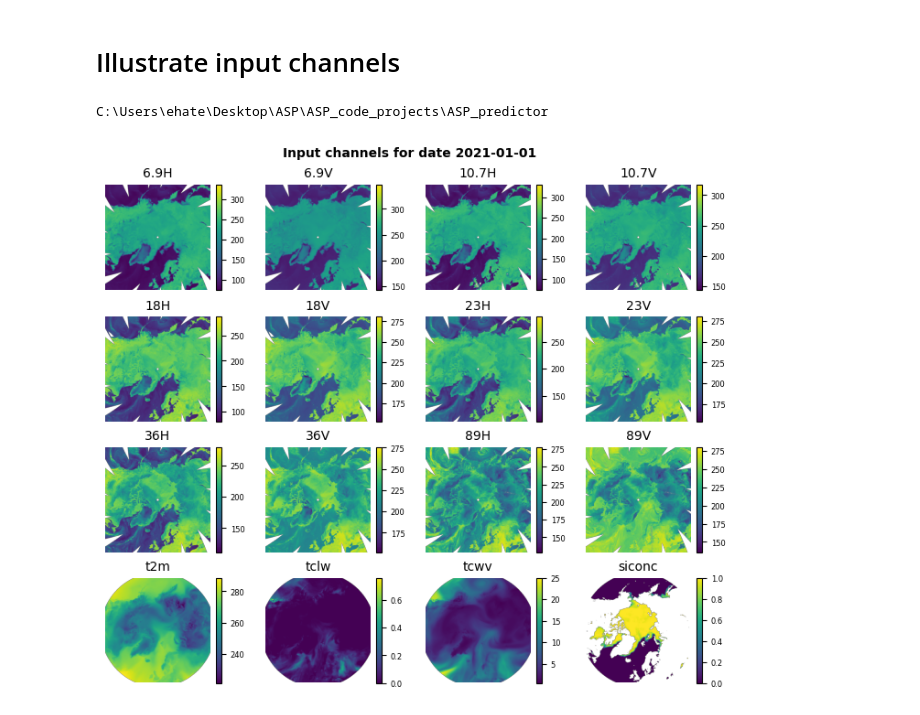
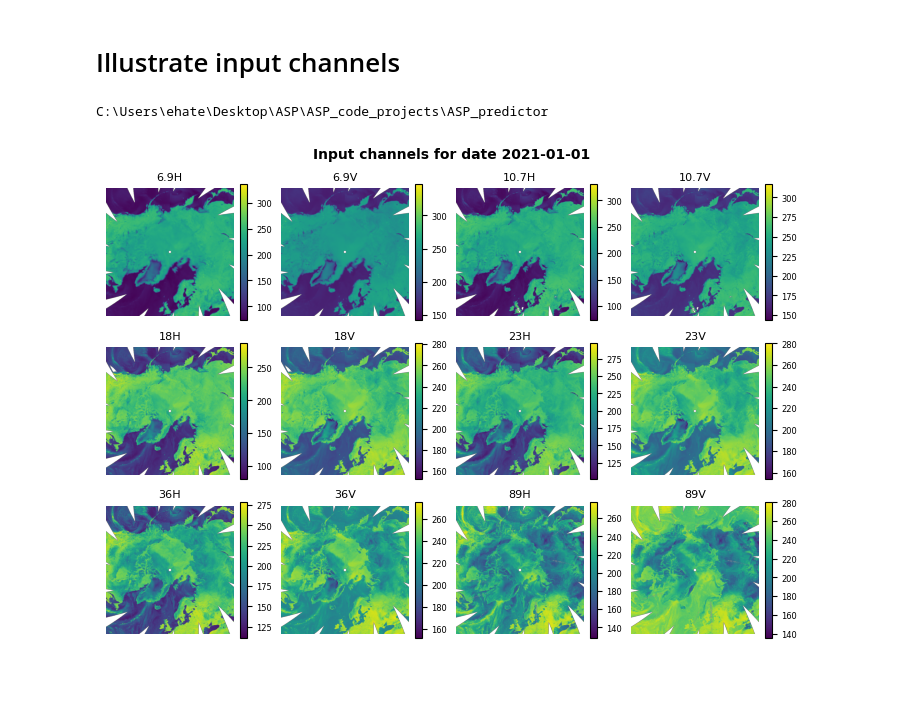
Before and after one commit to EHTellefsen/Arctic_Snow_Products, a Jupyter notebook: analysis/misc_visualizations.ipynb, the cells around one changed output. Cells and saved outputs as stored; diff of their text form; code cells hidden in the pictures; blank space fills up the shorter version.

```diff
--- a/analysis/misc_visualizations.ipynb
+++ b/analysis/misc_visualizations.ipynb
@@ -181,39 +237,39 @@ cetb_channels =['6.9H','6.9V',
                 '10.7H','10.7V',
                 '18H','18V',
                 '23H','23V',
                 '36H','36V',
                 '89H','89V']
 
-era5_channels = [ 't2m', 'tclw', 'tcwv', 'siconc']
+#era5_channels = [ 't2m', 'tclw', 'tcwv', 'siconc']
 
 cetb_mapping = DataMapping("./data/raw/CETB_AMSR2", 'CETB')
-era5_mapping = DataMapping("./data/raw/ERA5_all-param_daily_perMonth_1hourly-sample", 'ERA5')
+#era5_mapping = DataMapping("./data/raw/ERA5_all-param_daily_perMonth_1hourly-sample", 'ERA5')
 # Identify available data for given date
 cetb_data = cetb_mapping.get_by_date(date)
-era5_data = era5_mapping.get_by_date(date)
+#era5_data = era5_mapping.get_by_date(date)
 
 
 # loading data
 cetb_data = cetb_data[cetb_data['channel'].isin(cetb_channels)]
 cetb_scene = load_CETB_data(cetb_data['filename'], grid=target_grid)
-era5_data = era5_data[era5_data['channel'].isin(era5_channels)]
-era5_scene = load_ERA5_data(era5_data['filename'], grid=target_grid)
+#era5_data = era5_data[era5_data['channel'].isin(era5_channels)]
+#era5_scene = load_ERA5_data(era5_data['filename'], grid=target_grid)
 
 # merging data
-scene = cetb_scene + era5_scene
+scene = cetb_scene #+ era5_scene
 
-channels = cetb_channels + era5_channels
+channels = cetb_channels #+ era5_channels
 
-fig, ax = plt.subplots(4,4, figsize=(7,6), layout='constrained')
+fig, ax = plt.subplots(3,4, figsize=(7,5), layout='constrained')
 ax = ax.flatten()
 for i, channel in enumerate(channels):
     im = ax[i].imshow(scene.data[channel][0], cmap='viridis')
     cb =fig.colorbar(im, ax=ax[i])
     cb.ax.tick_params(labelsize=6)
     ax[i].set_title(channel, fontsize=8)
     ax[i].axis('off')
 fig.suptitle(f'Input channels for date {date.date()}', fontsize=10, fontweight='bold')
 fig.savefig('./data/fig/input_channels_example.pdf')
 # %% [output]
 C:\Users\ehate\Desktop\ASP\ASP_code_projects\ASP_predictor
-[figure, old version]
+[figure, new version]
```
Also changed, not shown: parts of 3 cells of this notebook, 18 other files.
